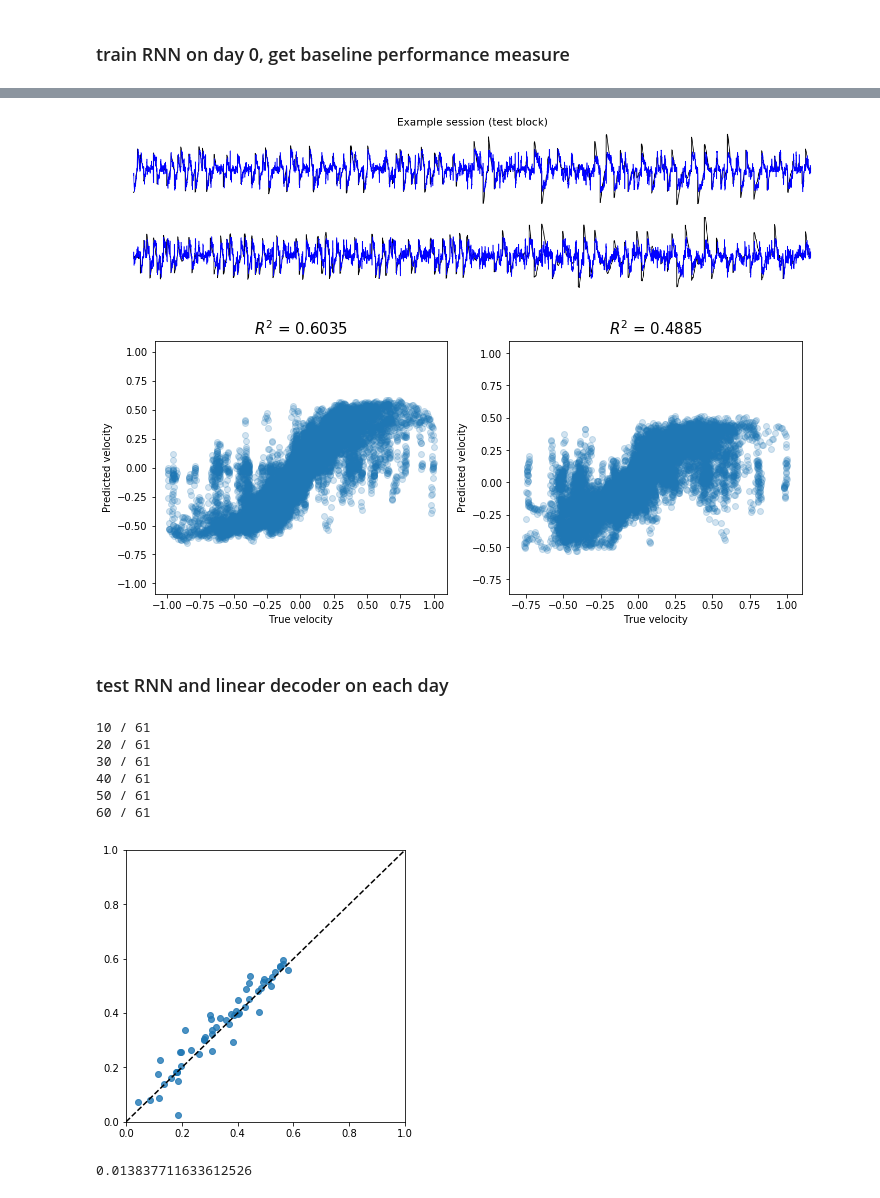
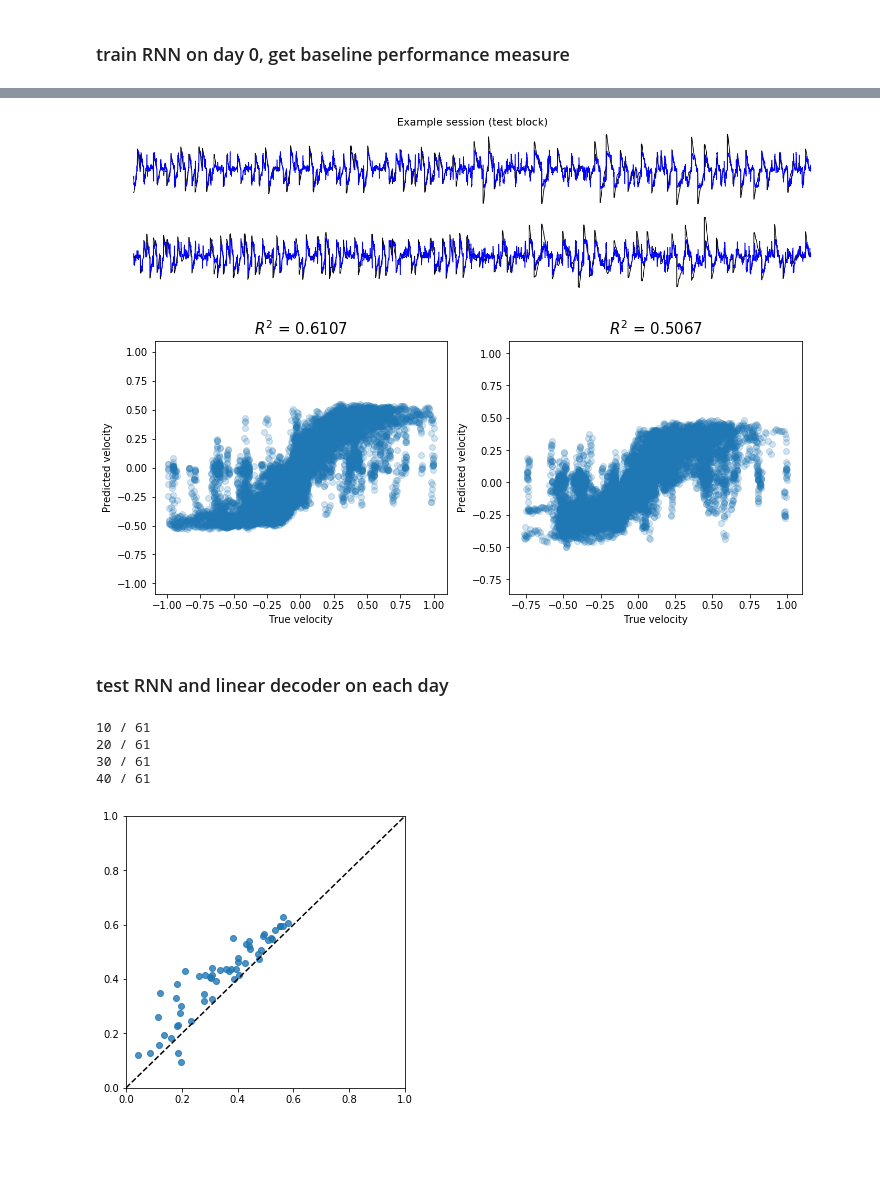
Before and after one commit to guyhwilson/nonstationarities, a Jupyter notebook: notebooks/example_T5_RNN-decoders.ipynb, the cells around one changed output, grey strips where cells are left out. Cells and saved outputs as stored; diff of their text form; code cells hidden in the pictures; blank space fills up the shorter version.

```diff
--- a/notebooks/example_T5_RNN-decoders.ipynb
+++ b/notebooks/example_T5_RNN-decoders.ipynb
@@ -23,12 +23,12 @@ from recalibration_utils import *
 from sklearn.linear_model import LinearRegression
 from sklearn.pipeline import Pipeline
 from sklearn.preprocessing import StandardScaler
-from sklearn.model_selection import cross_val_score
+from sklearn.metrics import r2_score
 from sklearn.decomposition import FactorAnalysis, PCA
 
 
 data_dir    = '/oak/stanford/groups/shenoy/gwilson/nonstationarities/'
-fig_path    = 'C:/Users/ghwilson/Box/GuyWilson_Files/nonstationarities_project/paper_figures/figures/'
+fig_path    = '/home/users/ghwilson/projects/nonstationarities/figures/'
 participant = 'T5/historical/'
 min_nblocks = 3
 
@@ -92,7 +118,7 @@ cfg['train_size'] = 0.67
 cfg['task']       = None
 cfg['blocks']     = None
 cfg['sigma']      = 2
-cfg['seqlen']     = 300
+cfg['seqlen']     = 900
 
 x_train, y_train, x_val, y_val = prepareSessionForRNN(files[2], cfg)
 # %%
@@ -124,17 +149,23 @@ LSTM2(
 # %%
 import model_utils
 
-n_epochs    = 20
-print_every = 2
+n_epochs    = 100
+print_every = 5
 batch_size  = 50
+
+offset_strength     = 0.3
+whitenoise_strength = 0.1
+randomwalk_strength = 0.02
 
 loss_curves = [[], []]
 
 for epoch in range(1, n_epochs + 1):
-    model_utils.trainRNN(model, loss_fcn, optimizer, x_train, y_train, batch_size = batch_size, ignore_index = 0, shuffle = True, DEVICE = DEVICE, addNoise = 0.)
+    x_train_perturbed = [addNoise(x, offset_strength, whitenoise_strength, randomwalk_strength) for x in x_train]
+    w_train = [np.ones(y.shape) for y in y_train]
+    model_utils.trainRNN(model, optimizer, x_train_perturbed, y_train, w_list = w_train, batch_size = batch_size, shuffle = True, DEVICE = DEVICE)
     if epoch % print_every == 0:
-        train_loss, train_corr = model_utils.evaluateRNN(model, loss_fcn, x_train, y_train, batch_size, DEVICE = DEVICE)
-        val_loss, val_corr     = model_utils.evaluateRNN(model, loss_fcn, x_val, y_val, batch_size, DEVICE = DEVICE)
+        train_loss = model_utils.evaluateRNN(model, x_train, y_train, batch_size, DEVICE = DEVICE)
+        val_loss   = model_utils.evaluateRNN(model, x_val, y_val, batch_size, DEVICE = DEVICE)
 
         loss_curves[0].append(train_loss)
         loss_curves[1].append(val_loss)
@@ -178,7 +215,7 @@ import seaborn as sns
 from sklearn.metrics import r2_score
 
 model.eval()
-preds  = model_utils.predictRNN(model, x_val, y_val, DEVICE = DEVICE)
+preds  = model_utils.predictRNN(model, x_val, DEVICE = DEVICE)
 
 figSize(5, 20)
 
@@ -190,35 +227,41 @@ for i in range(output_size):
     y = preds[trl].squeeze()[:, i]
 
     plt.subplot(output_size, 1, i + 1)
     _ = plt.plot(x, color = 'k')
     plt.axis('off')
     _ = plt.plot(y, color = 'b')
 
 plt.tight_layout(rect=[0, 0.03, 1, 0.94])
 plt.suptitle('Example session (test block)', fontsize = 20)
+
+plt.savefig(fig_path + 'RNN/rnn_example.pdf')
+
 
 figSize(5, 10)
 
 plt.figure(2)
 for i in range(output_size):
     x = y_val[trl][:, i]
     y = preds[trl].squeeze()[:, i]
 
     plt.subplot(1, 2,  i + 1)
     plt.scatter(x, y, alpha = 0.2)
     minval = min(x.min(), y.min()) - 0.1
     maxval = max(x.max(), y.max()) + 0.1
     plt.xlim([minval, maxval])
     plt.ylim([minval, maxval])
     plt.xlabel('True velocity')
     plt.ylabel('Predicted velocity')
     plt.title('$R^2$ = ' + str(np.round(r2_score(x, y), 4)), fontsize = 15)
 
 plt.tight_layout(rect=[0, 0.03, 1, 0.94])
+
+#plt.savefig(fig_path + 'RNN/rnn_example.pdf')
+
 plt.show()
 # %% [output]
-[figure, old version]
+[figure, new version]
-[figure, old version]
+[figure, new version]
 # %% [markdown]
 ### test RNN and linear decoder on each day
 # %%
@@ -233,7 +276,7 @@ cfg['train_size'] = 0.67
 cfg['task']       = None
 cfg['blocks']     = None
 cfg['sigma']      = 2
-cfg['seqlen']     = 300
+cfg['seqlen']     = 900
 
 
 scores_dict = dict()
@@ -249,7 +292,11 @@ for i, file in enumerate(files):
     hidden_size   = 20
     output_size   = 2
     n_layers      = 1
-    dropout       = 0.5
+    dropout       = 0.1
+
+    offset_strength     = 0.3
+    whitenoise_strength = 0.1
+    randomwalk_strength = 0.02
 
     model       = models.LSTM2(input_size, hidden_size, output_size, n_layers = n_layers, dropout = dropout).double()
     loss_fcn    = torch.nn.MSELoss(reduction= 'mean')
@@ -258,16 +305,21 @@ for i, file in enumerate(files):
     model.to(DEVICE)
 
     # train RNN:
-    n_epochs    = 10
+    n_epochs    = 100
     batch_size  = 50
 
     for epoch in range(n_epochs):
-        model_utils.trainRNN(model, loss_fcn, optimizer, x_train, y_train, batch_size = batch_size, ignore_index = 0, shuffle = True, DEVICE = DEVICE, addNoise = 0.)
+        x_train_perturbed = [addNoise(x, offset_strength, whitenoise_strength, randomwalk_strength) for x in x_train]
+        model_utils.trainRNN(model, loss_fcn, optimizer, x_train_perturbed, y_train, batch_size = batch_size, ignore_index = 0, shuffle = True, DEVICE = DEVICE, addNoise = 0.)
 
     # get RNN score:
     model.eval()
     preds                 = model_utils.predictRNN(model, x_val, y_val, DEVICE = DEVICE)
     scores_dict['RNN'][i] = r2_score(y_val[0], preds[0].squeeze(), multioutput = 'variance_weighted')
+
+    model.to('cpu')
+    date = file.split('historical/')[1].split('.mat')[0]
+    torch.save(model, data_dir + 'RNNs/' + date + '_rnn_model.pt')
 
     # get linear regression score:
     ref_decoder              = LinearRegression(normalize = False).fit(np.concatenate(x_train), np.concatenate(y_train))
@@ -280,8 +332,6 @@ for i, file in enumerate(files):
 20 / 61
 30 / 61
 40 / 61
-50 / 61
-60 / 61
 # %%
 figSize(5, 5)
 
@@ -289,10 +339,10 @@ plt.scatter(scores_dict['linear'], scores_dict['RNN'], alpha = 0.8)
 plt.xlim([0, 1])
 plt.ylim([0, 1])
 plt.plot([0, 1], [0, 1], linestyle = '--', color = 'k')
+
+fig_path    = '/home/users/ghwilson/projects/nonstationarities/figures/'
+
+#plt.savefig(fig_path + 'RNN/rnn_vs_meanrecalLinear.pdf')
 plt.show()
 # %% [output]
-[figure, old version]
+[figure, new version]
-# %%
-np.median(scores_dict['RNN'] - scores_dict['linear'])
-# %% [output]
-0.013837711633612526
```
Also changed, not shown: parts of 7 cells of this notebook, 15 other files.
